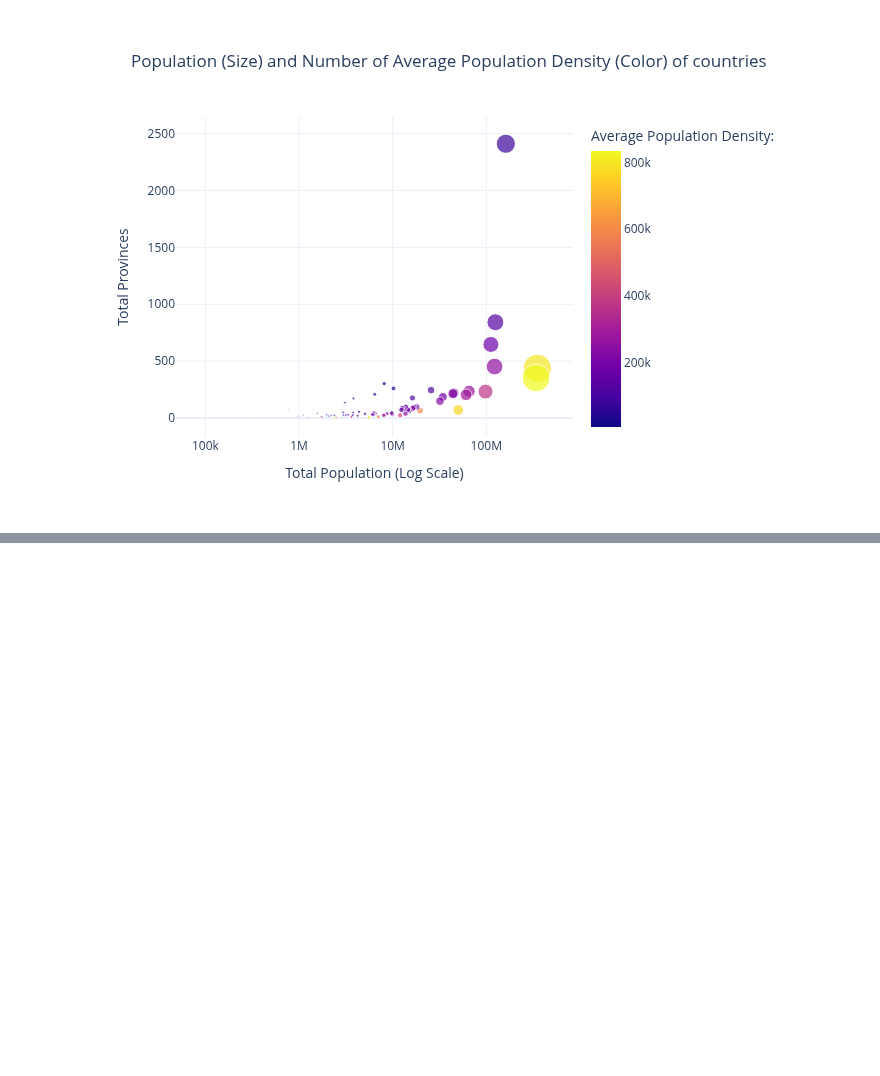
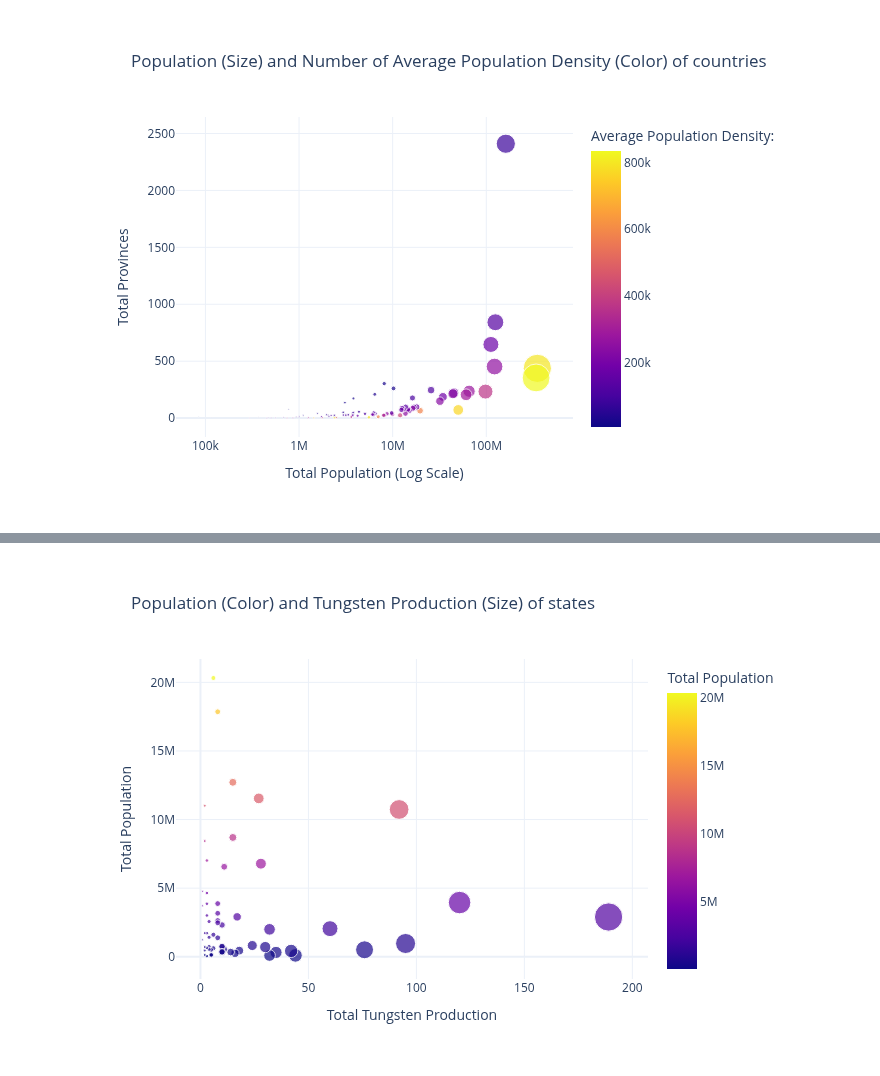
Before and after one commit to KhoiLeDinh/HOI4-Resources-Database-Analysis-Project, a Jupyter notebook: notebooks/analysis.ipynb, the cells around one changed output, grey strips where cells are left out. Cells and saved outputs as stored; diff of their text form; code cells hidden in the pictures; blank space fills up the shorter version.

```diff
--- a/notebooks/analysis.ipynb
+++ b/notebooks/analysis.ipynb
@@ -168,0 +203,33 @@ fig_bubble.show()
+# %%
+query_top_tungsten_states = """
+SELECT
+    s.state_name,
+    c.country_name AS owner_country,
+    s.population,
+    s.base_tungsten
+FROM fact_state_1_14_5 s
+JOIN dim_country c ON s.owner_tag = c.country_tag
+WHERE s.base_tungsten > 0
+ORDER BY s.base_tungsten DESC;
+"""
+
+df_state_tungsten = pd.read_sql(query_top_tungsten_states, engine)
+fig_bubble = px.scatter(
+    df_state_tungsten.head(969),
+    x="base_tungsten",
+    y="population",
+    size="base_tungsten",
+    color="population",
+    hover_name="state_name",
+    hover_data={"owner_country": True, "base_tungsten": True, "population": True},
+    title="Population (Color) and Tungsten Production (Size) of states",
+    labels={
+        "owner_country": "Owner Country",
+        "base_tungsten": "Total Tungsten Production",
+        "population": "Total Population"
+    },
+    template="plotly_white"
+)
+fig_bubble.show()
+# %% [output]
+[figure, added]
```
Also changed, not shown: parts of 4 cells of this notebook.
